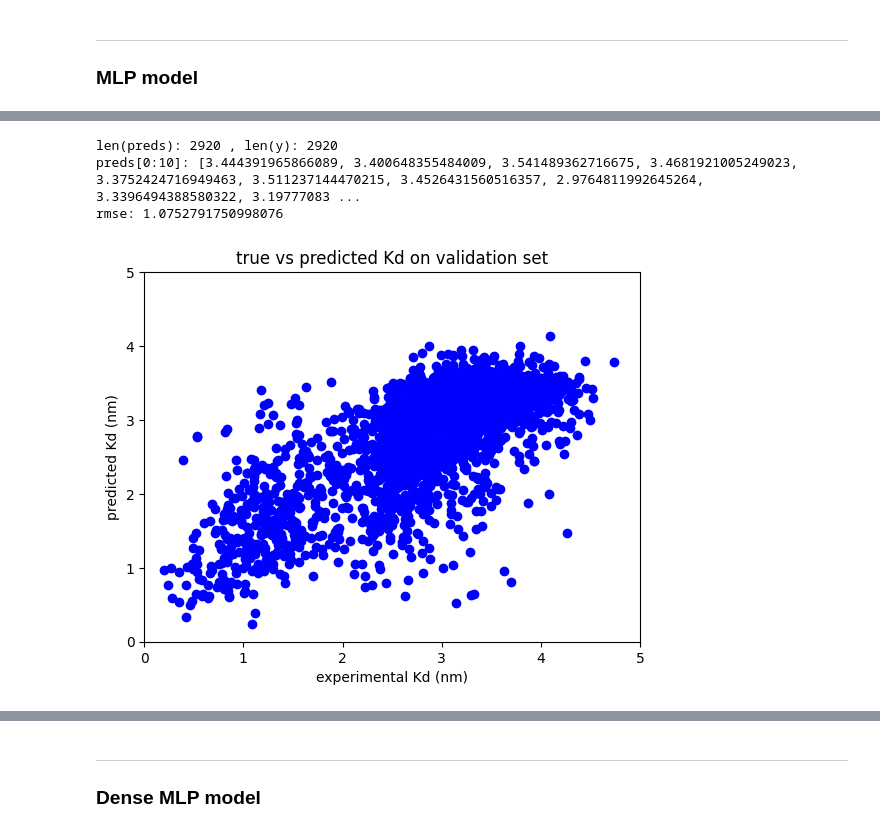
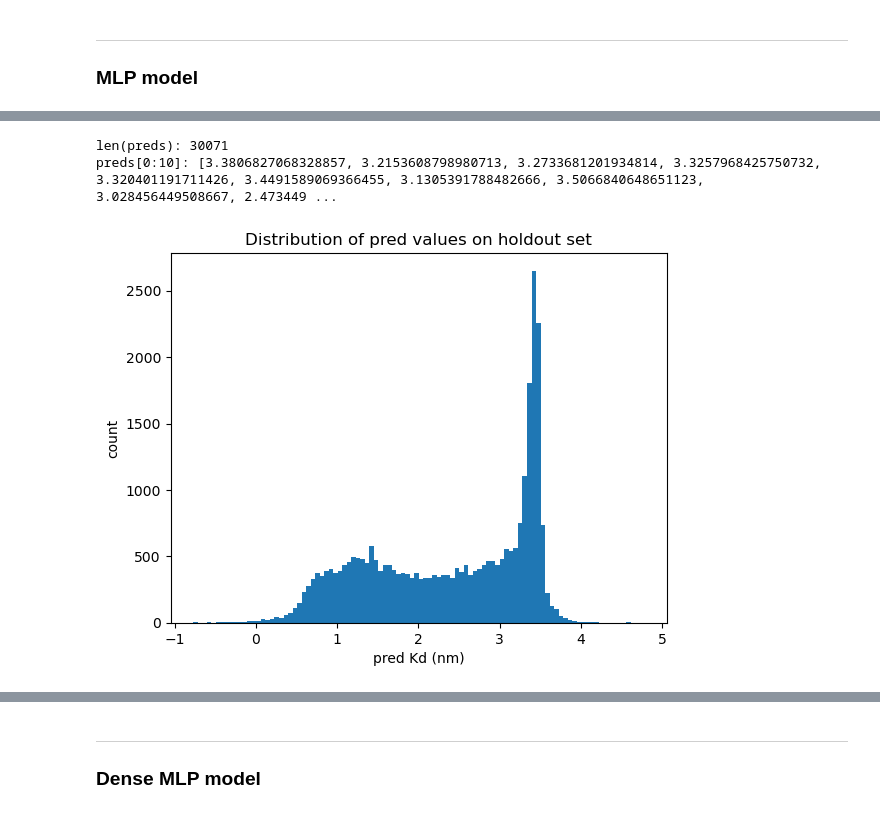
Before and after one commit to planaria158/BERT-antibody-antigen-binding-energy, a Jupyter notebook: notebooks/Inference.ipynb, the cells around one changed output, grey strips where cells are left out. Drawn from its saved outputs; the diff is of its cells as text; code cells hidden in the pictures.

```diff
--- a/notebooks/Inference.ipynb
+++ b/notebooks/Inference.ipynb
@@ -37,6 +34,41 @@ unique                                                29971
 top       QVQLVQSGVEVKKPGASVKVSCKASGYTFTNYYMYWVRQAPGQGLE...
 freq                                                    101
 Name: sequence_a, dtype: object
+# %%
+# Some plotting functions
+#
+def plot_preds_hist(preds_file_path):
+    preds = pk.load(open(preds_file_path, 'rb'))
+    print('len(preds):', len(preds))
+    preds = [p[0] for p in preds]
+    print('preds[0:10]:', preds[0:10])
+
+    # Histogram of predicted values
+    plt.hist(preds, bins=100)
+    plt.xlabel('pred Kd (nm)')
+    plt.ylabel('count')
+    plt.title('Distribution of pred values on holdout set')
+    plt.show()
+
+def plot_pred_vs_true(preds_file_path, true_file_path):
+    preds = pk.load(open(preds_file_path, 'rb'))
+    y = pk.load(open(true_file_path, 'rb'))
+    print('len(preds):', len(preds), ', len(y):', len(y))
+    preds = [p[0] for p in preds]
+    print('preds[0:10]:', preds[0:10])
+
+    # Calc the root mean squared error
+    rmse = math.sqrt(np.mean((np.array(y) - np.array(preds))**2))
+    print('rmse:', rmse)
+
+    # scatter plot of true vs pred
+    plt.scatter(y, preds, c ="blue")
+    plt.xlabel('experimental Kd (nm)')
+    plt.ylabel('predicted Kd (nm)')
+    plt.title('true vs predicted Kd on validation set')
+    plt.xlim(0, 5)
+    plt.ylim(0, 5)
+    plt.show()
 # %% [markdown]
 ----
 ### MLP model
@@ -61,25 +75,7 @@ preds[0:10]: [3.3806827068328857, 3.2153608798980713, 3.2733681201934814, 3.3257
-# %%
-# Inference on the validation set to compare actual with predicted values
-preds = pk.load(open('/home/mark/dev/aAlphaBio-Homework/inference_results/preds_mlp_1714519460.345232.pkl', 'rb'))
-y     = pk.load(open('/home/mark/dev/aAlphaBio-Homework/inference_results/y_mlp_1714519460.3456798.pkl', 'rb'))
-print('len(preds):', len(preds), ', len(y):', len(y))
-preds = [p[0] for p in preds]
-print('preds[0:10]:', preds[0:10])
-
-# Calc the root mean squared error
-rmse = math.sqrt(np.mean((np.array(y) - np.array(preds))**2))
-print('rmse:', rmse)
-
-# scatter plot of true vs pred
-plt.scatter(y, preds, c ="blue")
-plt.xlabel('experimental Kd (nm)')
-plt.ylabel('predicted Kd (nm)')
-plt.title('true vs predicted Kd on validation set')
-plt.xlim(0, 5)
-plt.ylim(0, 5)
-plt.show()
-# %% [output]
-len(preds): 2920 , len(y): 2920
-preds[0:10]: [3.444391965866089, 3.400648355484009, 3.541489362716675, 3.4681921005249023, 3.3752424716949463, 3.511237144470215, 3.4526431560516357, 2.9764811992645264, 3.3396494388580322, 3.19777083 ...
-rmse: 1.0752791750998076
-[figure, removed]
+# %%
+pred_file_path = '../inference_results/preds_mlp.pkl'
+plot_preds_hist(pred_file_path)
+# %% [output]
+len(preds): 30071
+preds[0:10]: [3.3806827068328857, 3.2153608798980713, 3.2733681201934814, 3.3257968425750732, 3.320401191711426, 3.4491589069366455, 3.1305391788482666, 3.5066840648651123, 3.028456449508667, 2.473449 ...
+[figure, added]
```
Also changed, not shown: parts of 14 cells of this notebook, 9 other files.
